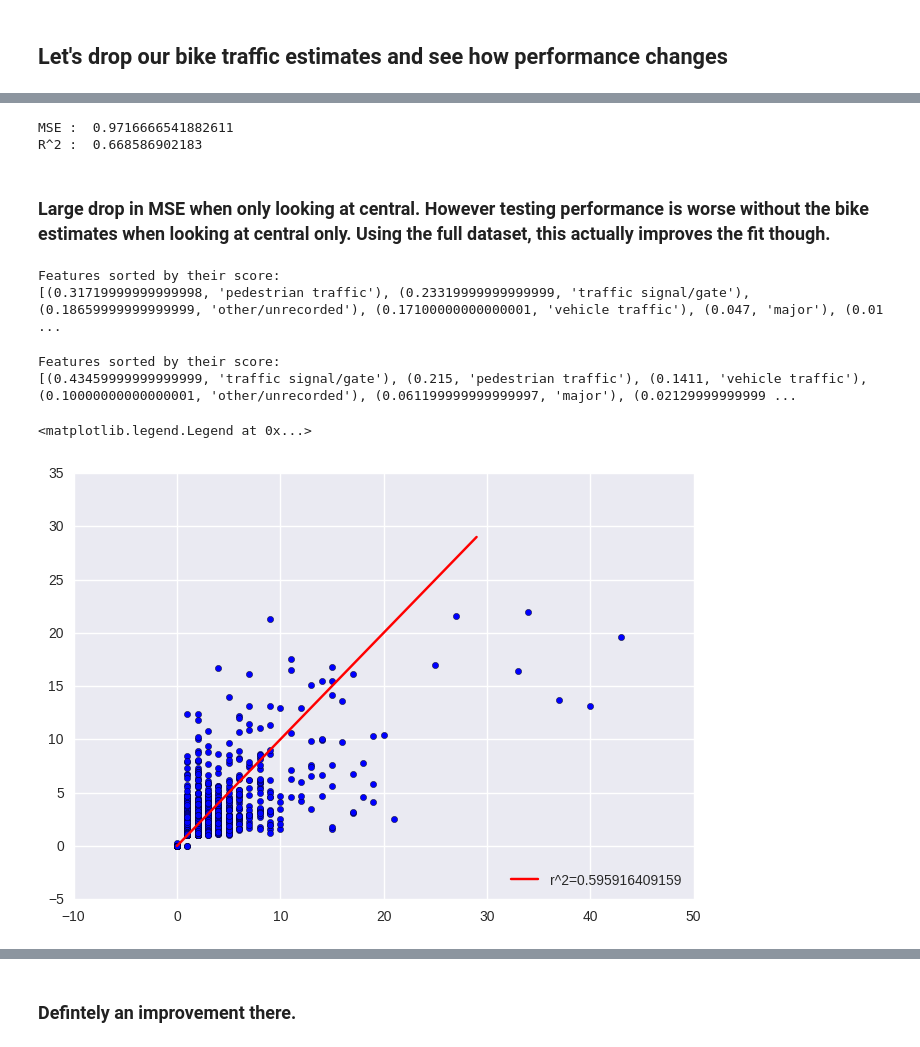
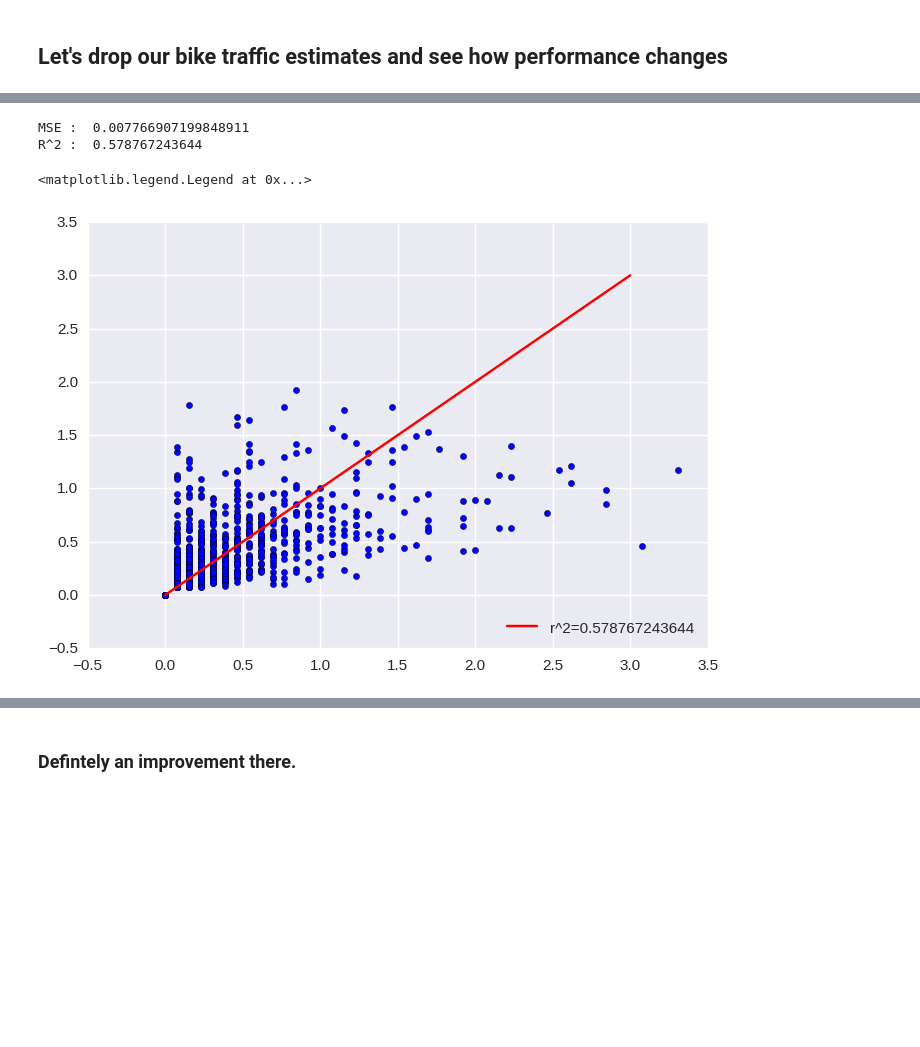
Before and after one commit to farfan92/SpringBoard-, a Jupyter notebook: CyclingProject.ipynb, the cells around one changed output, grey strips where cells are left out. Drawn from its saved outputs; the diff is of its cells as text; code cells hidden in the pictures; blank space fills up the shorter version.

```diff
--- a/CyclingProject.ipynb
+++ b/CyclingProject.ipynb
@@ -1868,0 +1672,4 @@ Features sorted by their score:
+# %%
+control_dict = {'traffic signal/gate':1,'stop/yield sign':2, 'pedestrian crossover':3,'no control':5, 'other/unrecorded':4}
+Xrf['control_type_num'] = Xrf['control type'].map(control_dict)
+Xrf_c['control_type_num'] = Xrf_c['control type'].map(control_dict)
@@ -1868,0 +1687,5 @@ Features sorted by their score:
+# %%
+roadclass_dict = {'Collector/Expressway':4,'Major Arterial':3,'Minor Arterial':2,'Local/Laneway':1}
+Xrf['road_class_num'] = Xrf['road_class'].map(roadclass_dict)
+
+Xrf_c.loc[:,'road_class_num'] = Xrf_c.loc[:,'road_class'].map(roadclass_dict)
@@ -1868,0 +1708,3 @@ Features sorted by their score:
+# %%
+Xrf = Xrf.drop(['road_class','control type'] , axis=1)
+Xrf_c = Xrf_c.drop(['road_class','control type'],axis =1)
@@ -1869,5 +1779,5 @@ Features sorted by their score:
 # %% [markdown]
 ## Let's drop our bike traffic estimates and see how performance changes
 # %%
-X2 = X.drop(['bike traffic estimate'],axis=1)
-Xc2 = Xc.drop(['bike traffic estimate'],axis=1)
+X2 = Xrf.drop(['bike traffic estimate'],axis=1)
+Xc2 = Xrf_c.drop(['bike traffic estimate'],axis=1)
@@ -1911,38 +1803,18 @@ R^2 :  0.595916409159
-# %%
-from sklearn.ensemble import RandomForestRegressor
-from sklearn.metrics import r2_score
-rf_c= RandomForestRegressor(n_estimators = 200)
-rf_c.fit(X2c_train,Yc_train)
-r2_c = r2_score(Yc_test, rf_c.predict(X2c_test))
-mse = np.mean((Yc_test-rf_c.predict(X2c_test))**2)
-print('MSE : ',mse)
-
-print("R^2 : ", r2_c)
-# %% [output]
-MSE :  0.9716666541882611
-R^2 :  0.668586902183
-# %% [markdown]
-### Large drop in MSE when only looking at central. However testing performance is worse without the bike estimates when looking at central only. Using the full dataset, this actually improves the fit though.
-# %%
-names = list(X2.columns.values)
-print("Features sorted by their score:")
-print(sorted(zip(map(lambda x: round(x, 4), rf.feature_importances_), names),
-             reverse=True))
-# %% [output]
-Features sorted by their score:
-[(0.31719999999999998, 'pedestrian traffic'), (0.23319999999999999, 'traffic signal/gate'), (0.18659999999999999, 'other/unrecorded'), (0.17100000000000001, 'vehicle traffic'), (0.047, 'major'), (0.01 ...
-# %%
-names2 = list(Xc2.columns.values)
-print("Features sorted by their score:")
-print(sorted(zip(map(lambda x: round(x, 4), rf_c.feature_importances_), names2),
-             reverse=True))
-# %% [output]
-Features sorted by their score:
-[(0.43459999999999999, 'traffic signal/gate'), (0.215, 'pedestrian traffic'), (0.1411, 'vehicle traffic'), (0.10000000000000001, 'other/unrecorded'), (0.061199999999999997, 'major'), (0.02129999999999 ...
 # %%
-plt.scatter(Y_test,rf.predict(X_test))
-plt.plot(np.arange(0,30),np.arange(0,30), label ="r^2="+str(r2), c="r")
+from sklearn.ensemble import RandomForestRegressor
+rf= RandomForestRegressor(n_estimators = 200)
+prediction = cross_val_predict(rf,Xc2,Yrf_priorRate_c)
+r2 = np.mean(cross_val_score(rf,Xc2,Yrf_priorRate_c))
+mse = np.mean((Yrf_priorRate_c-prediction)**2)
+print('MSE : ',mse)
+
+print("R^2 : ", r2)
+
+plt.scatter(Yrf_priorRate_c,prediction)
+plt.plot(np.arange(0,4),np.arange(0,4), label ="r^2="+str(r2), c="r")
 plt.legend(loc="lower right")
 # %% [output]
-<matplotlib.legend.Legend at 0x...>
+MSE :  0.007766907199848911
+R^2 :  0.578767243644
+<matplotlib.legend.Legend at 0x...>
-[figure, old version]
+[figure, new version]
```
Also changed, not shown: parts of 151 cells of this notebook.
